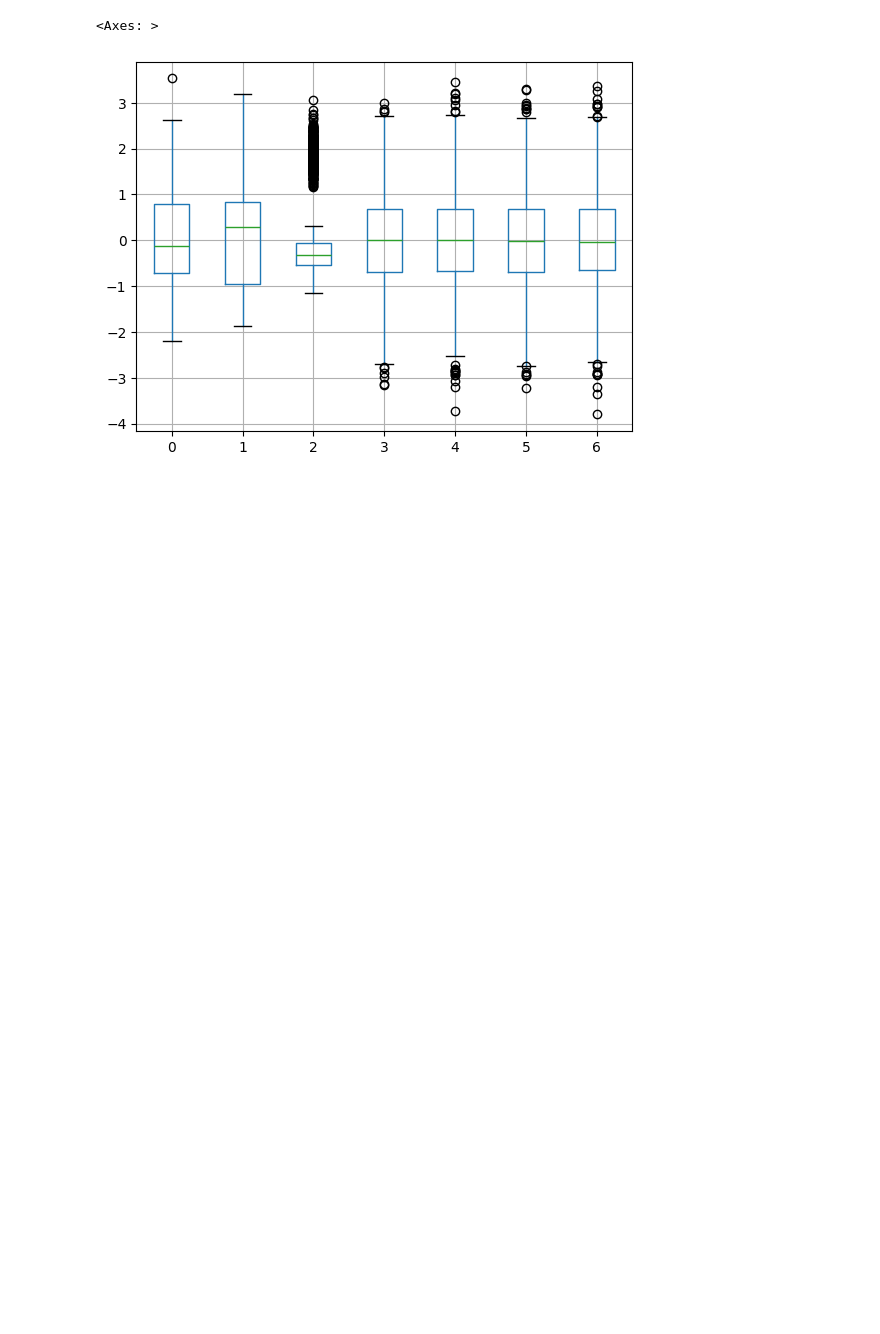
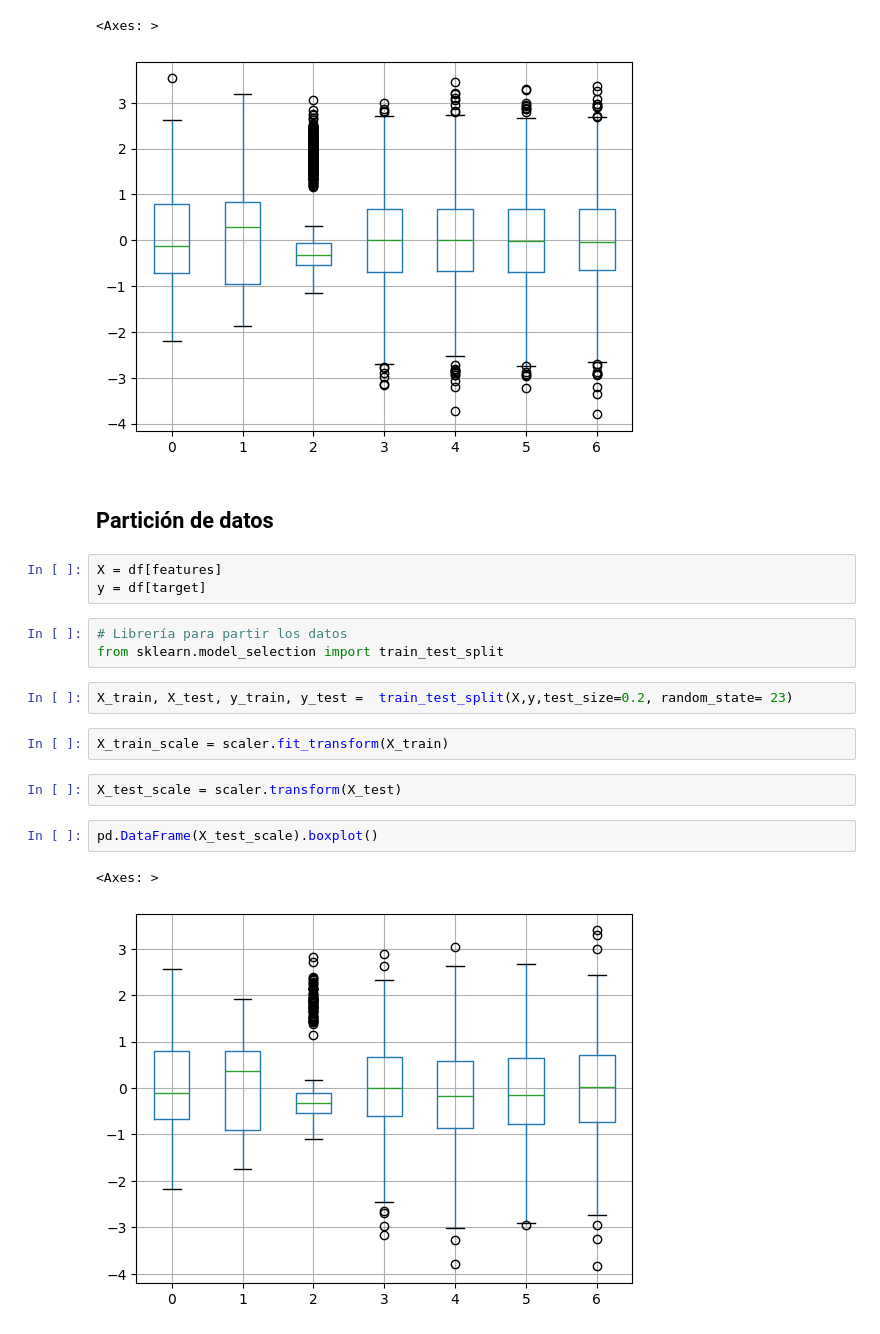
Before and after one commit to xaramillo/codespaces-jupyter, a Jupyter notebook: notebooks/laboratorio-s05-01.ipynb, the cells around one changed output. Cells and saved outputs as stored; diff of their text form; blank space fills up the shorter version.

```diff
--- a/notebooks/laboratorio-s05-01.ipynb
+++ b/notebooks/laboratorio-s05-01.ipynb
@@ -134,3 +152,22 @@ pd.DataFrame(X).boxplot()
 # %% [output]
 <Axes: >
 [figure]
+# %% [markdown]
+## Partición de datos
+# %%
+X = df[features]
+y = df[target]
+# %%
+# Librería para partir los datos
+from sklearn.model_selection import train_test_split
+# %%
+X_train, X_test, y_train, y_test =  train_test_split(X,y,test_size=0.2, random_state= 23)
+# %%
+X_train_scale = scaler.fit_transform(X_train)
+# %%
+X_test_scale = scaler.transform(X_test)
+# %%
+pd.DataFrame(X_test_scale).boxplot()
+# %% [output]
+<Axes: >
+[figure, added]
```
Also changed, not shown: parts of 18 cells of this notebook.
